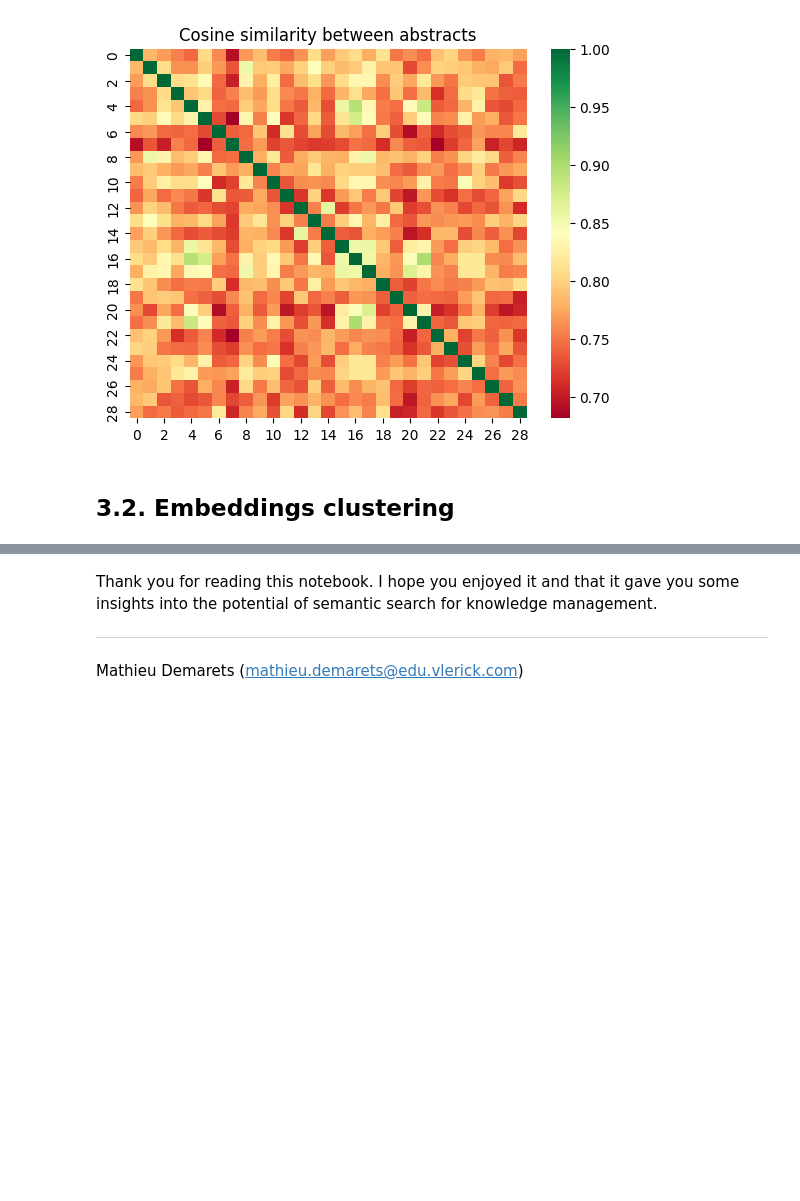
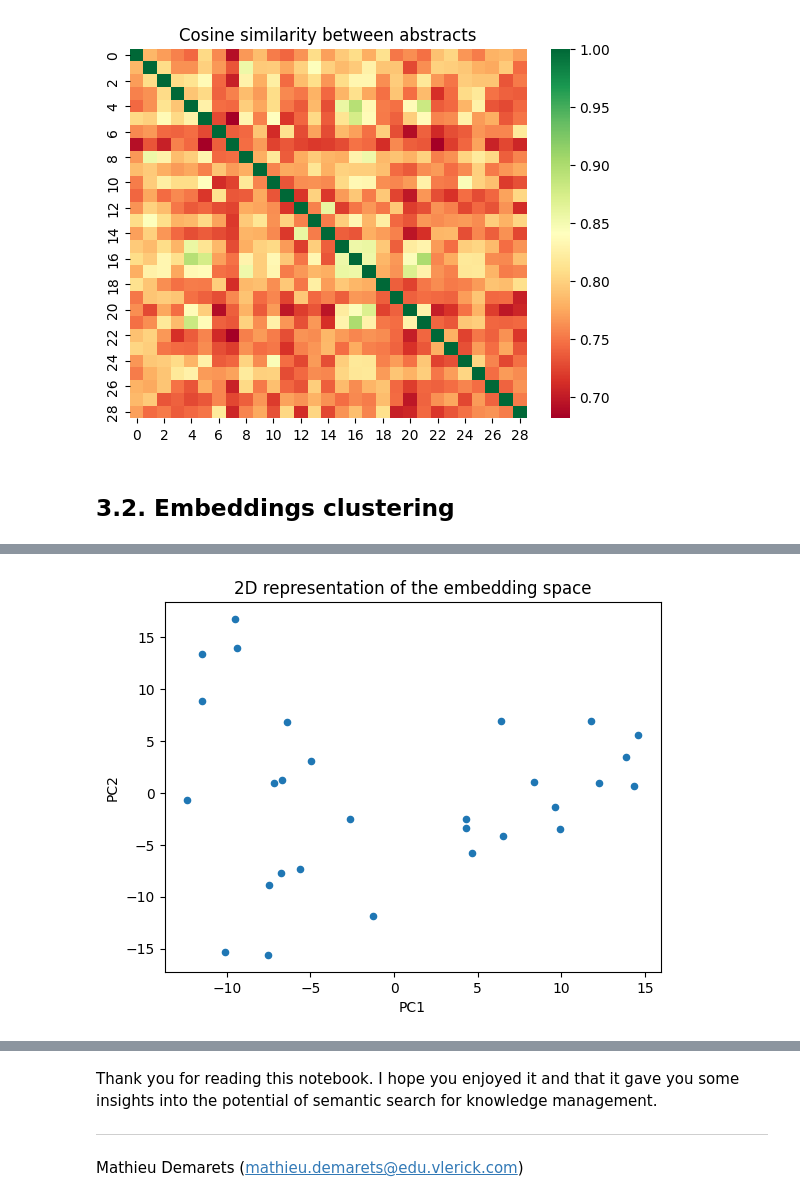
Before and after one commit to MathieuDemarets/vlerick-mai-nlp-2023, a Jupyter notebook: Final_Assignment/Articles.ipynb, the cells around one changed output, grey strips where cells are left out. Cells and saved outputs as stored; diff of their text form; code cells hidden in the pictures; blank space fills up the shorter version.

Commit message:
Knowledge space

```diff
--- a/Final_Assignment/Articles.ipynb
+++ b/Final_Assignment/Articles.ipynb
@@ -1596,0 +1625,9 @@ plt.show()
+# %%
+embeddings = pd.read_pickle("embeddings.pkl")
+index = pd.read_excel("kb_articles/AAA_index.xlsx")
+chosen_embedding = embeddings["msmarco-distilbert-base-tas-b"]
+# write the chosen embedding to
+
+embedding_space = pd.DataFrame(chosen_embedding.tolist(), index=chosen_embedding.index)
+embedding_space.columns = [f"dim_{i}" for i in embedding_space.columns]
+embedding_space.head()
@@ -1596,0 +1641,15 @@ plt.show()
+# %%
+# Preparation
+from sklearn.preprocessing import StandardScaler
+from sklearn.pipeline import make_pipeline
+from sklearn.decomposition import PCA
+
+preprocessing_pipe = make_pipeline(StandardScaler(), PCA(n_components=2))
+preprocessing_pipe.fit(embedding_space)
+embedding_space_2D = pd.DataFrame(preprocessing_pipe.transform(embedding_space)).rename(
+    columns={0: "PC1", 1: "PC2"})
+embedding_space_2D.plot.scatter(x="PC1", y="PC2")
+plt.title("2D representation of the embedding space")
+plt.show()
+# %% [output]
+[figure, added]
```
Also changed, not shown: parts of 14 cells of this notebook, 16 other files.
